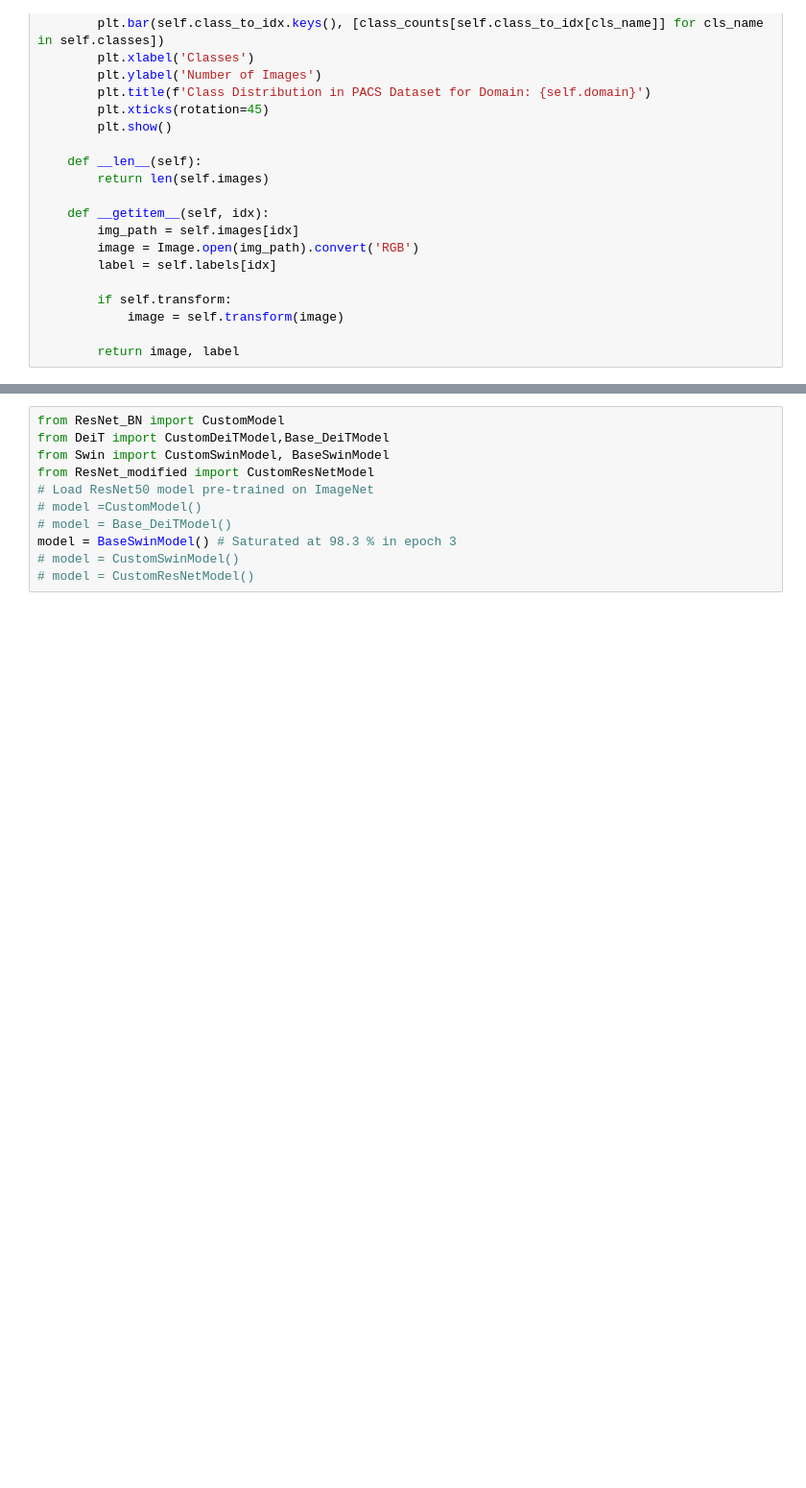
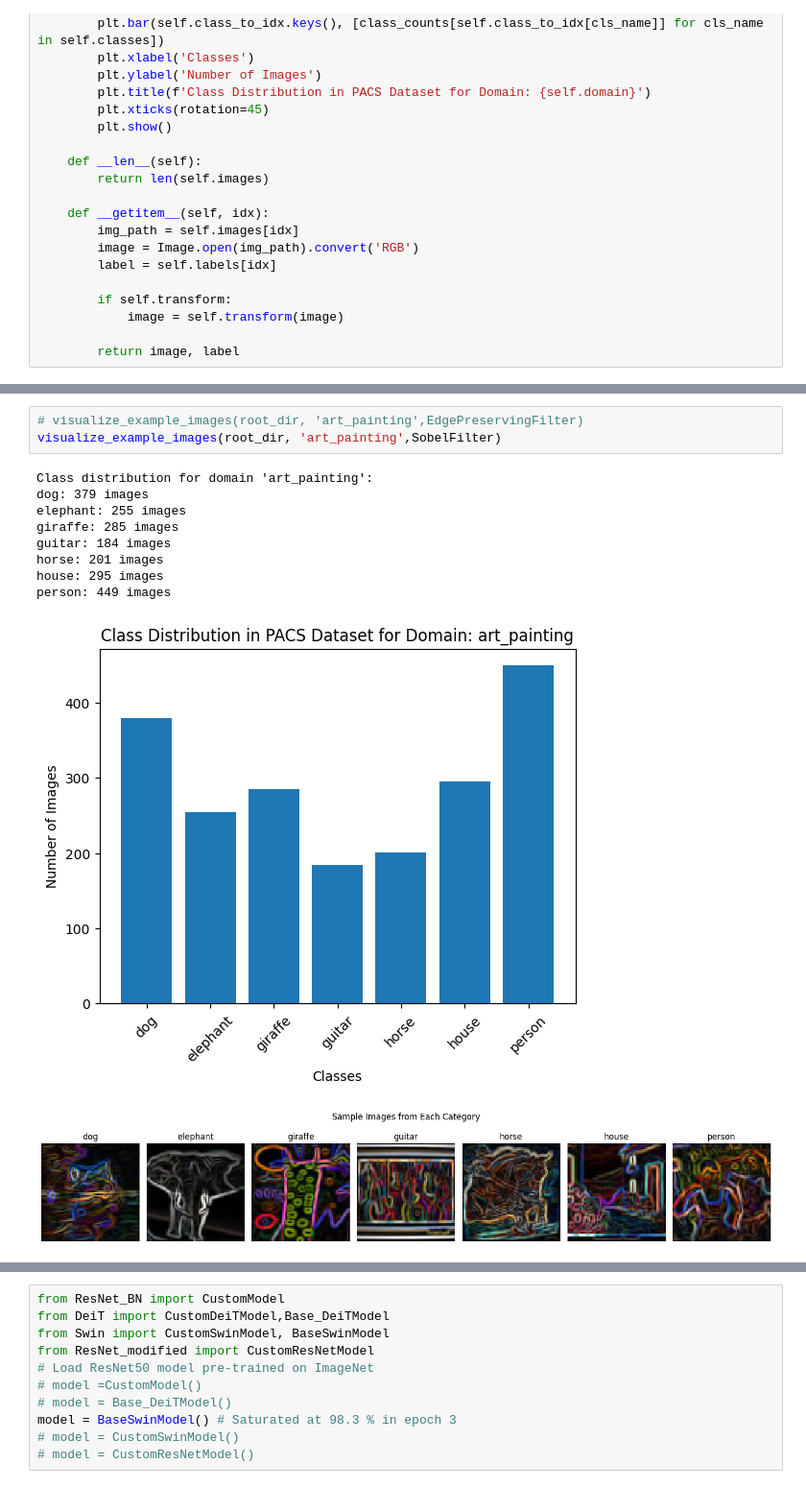
Before and after one commit to DongBumKim/CV_Project, a Jupyter notebook: 2024-2-project_custom.ipynb, the cells around one changed output, grey strips where cells are left out. Shown at 96% size. Saved outputs shown, nothing was run; the diff lists cells and outputs as text; blank space fills up the shorter version.

```diff
--- a/2024-2-project_custom.ipynb
+++ b/2024-2-project_custom.ipynb
@@ -256 +304,15 @@ def visualize_example_images(root_dir, domain):
+# %%
+# visualize_example_images(root_dir, 'art_painting',EdgePreservingFilter)
+visualize_example_images(root_dir, 'art_painting',SobelFilter)
+# %% [output]
+Class distribution for domain 'art_painting':
+dog: 379 images
+elephant: 255 images
+giraffe: 285 images
+guitar: 184 images
+horse: 201 images
+house: 295 images
+person: 449 images
+[figure, added]
+[figure, added]
 # %%
```
Also changed, not shown: parts of 9 cells of this notebook, 4 other files.
